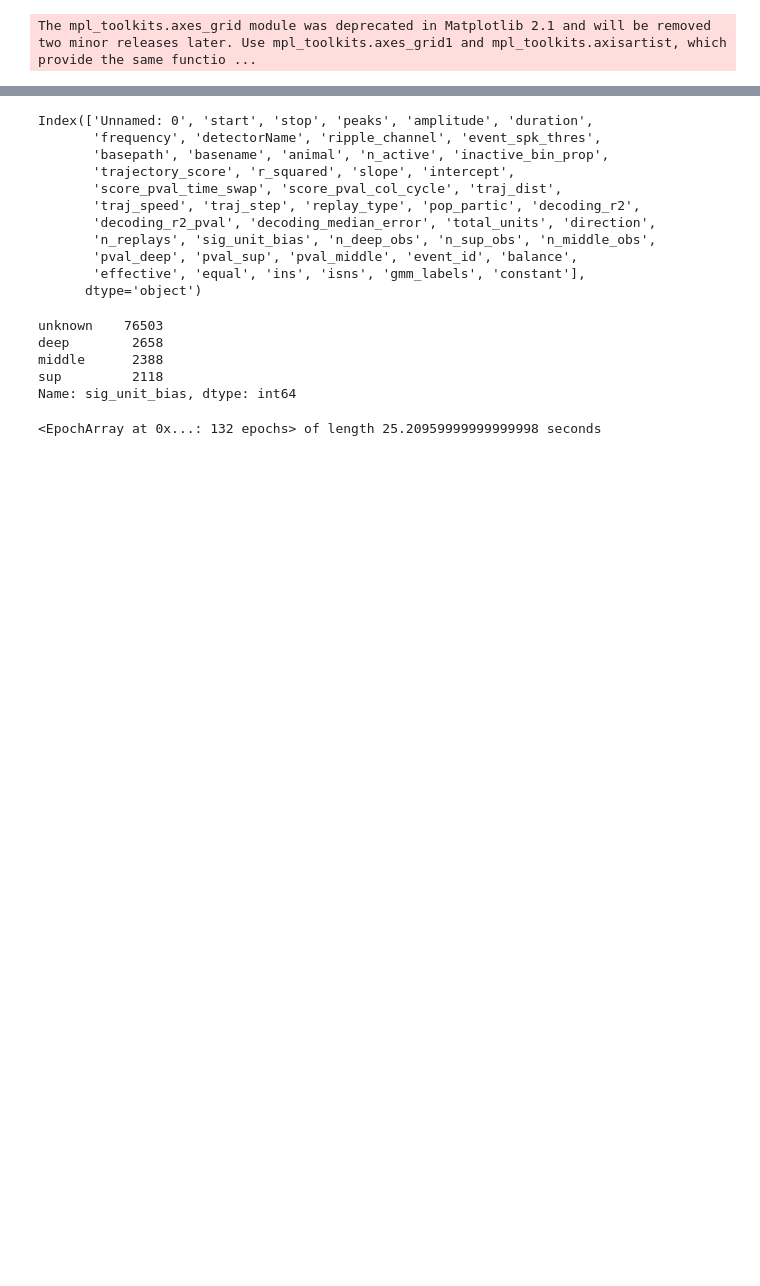
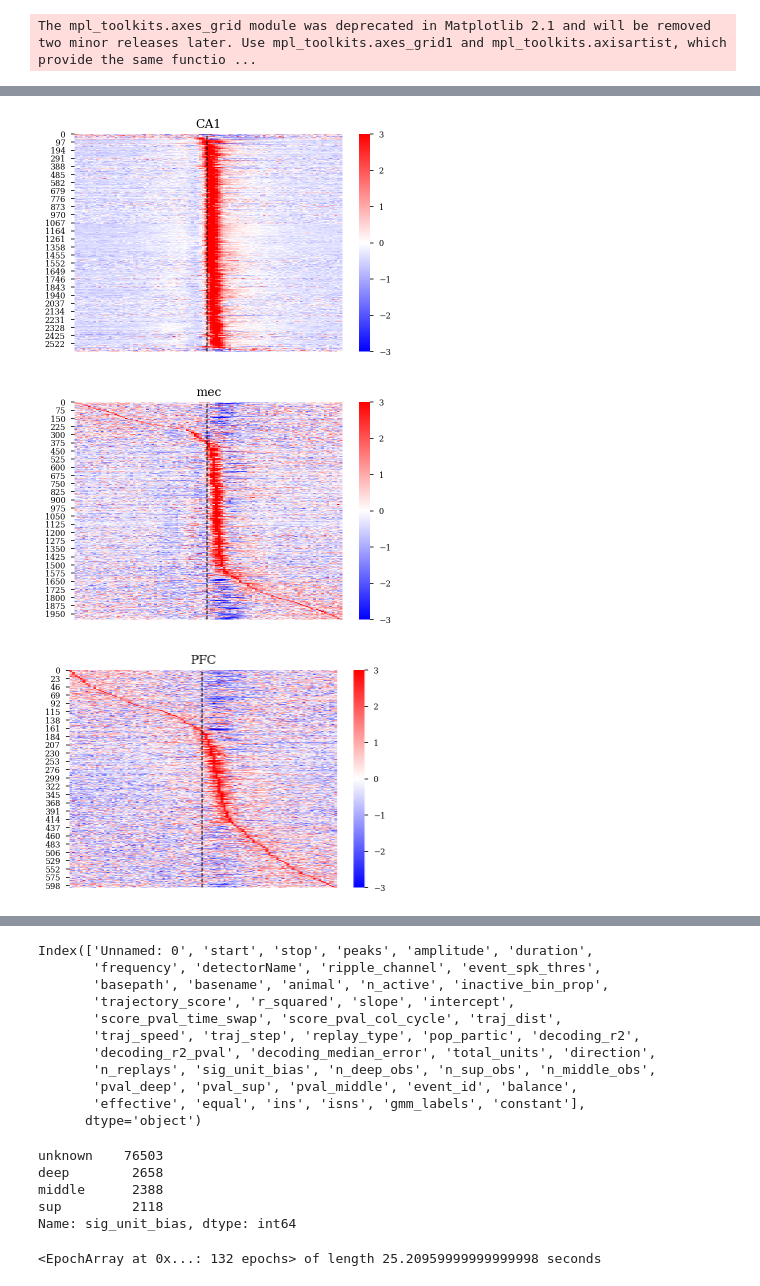
Before and after one commit to ryanharvey1/ripple_heterogeneity, a Jupyter notebook: scripts/readout/scratch_code_readout.ipynb, the cells around one changed output, grey strips where cells are left out. Cells and saved outputs as stored; diff of their text form; code cells hidden in the pictures; blank space fills up the shorter version.

```diff
--- a/scripts/readout/scratch_code_readout.ipynb
+++ b/scripts/readout/scratch_code_readout.ipynb
@@ -28,0 +122,29 @@ The mpl_toolkits.axes_grid module was deprecated in Matplotlib 2.1 and will be r
+# %%
+def plot_psth_matrix(psth_df, cell_metrics, region_idx, label):
+
+
+    psth = psth_df.values[:,cell_metrics.brainRegion.str.contains(region_idx).values]
+
+    sort_idx = np.argsort(np.argmax(psth, axis=0))
+    plt.figure()
+    ax = plt.gca()
+    sns.heatmap(
+        stats.zscore(psth, axis=0)[:,sort_idx].T,
+        ax=ax,
+        cmap="bwr",
+        vmax=3,
+        vmin=-3,
+        xticklabels=False,
+    )
+    ax.axvline(50, color="k", lw=1, ls="--")
+    ax.set_title(label,fontsize=12)
+
+plot_psth_matrix(psth_df,cell_metrics, "CA1", "CA1")
+plot_psth_matrix(psth_df,cell_metrics, "EC1|EC2|EC3|EC4|EC5|MEC", "mec")
+plot_psth_matrix(psth_df,cell_metrics, "PFC", "PFC")
+
+# plot_psth_matrix(psth_df,cell_metrics, region_idx, label)
+# %% [output]
+[figure, added]
+[figure, added]
+[figure, added]
```
Also changed, not shown: parts of 57 cells of this notebook.
